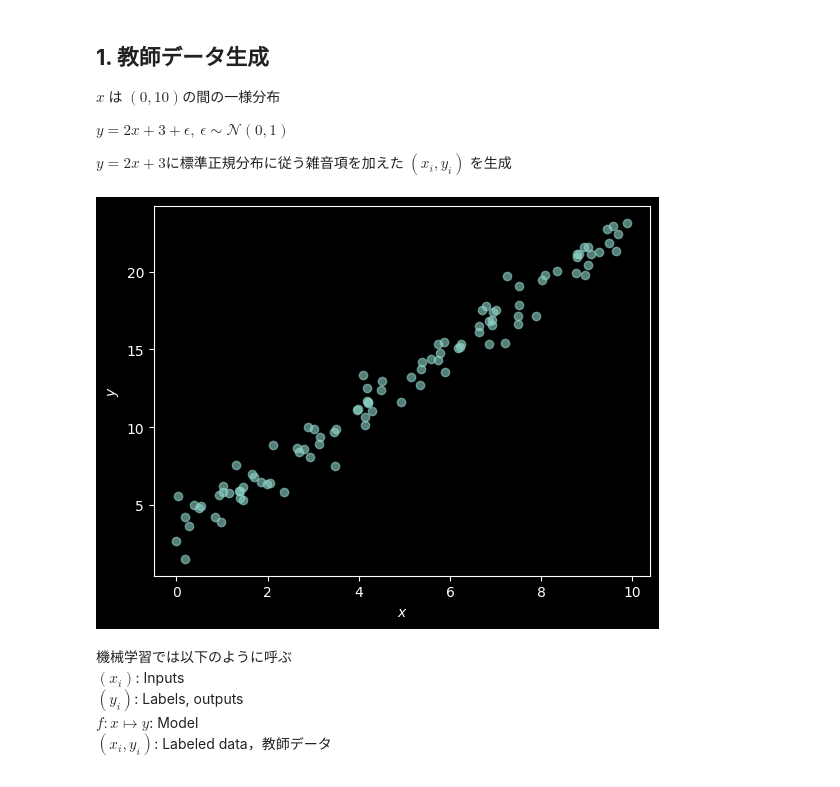
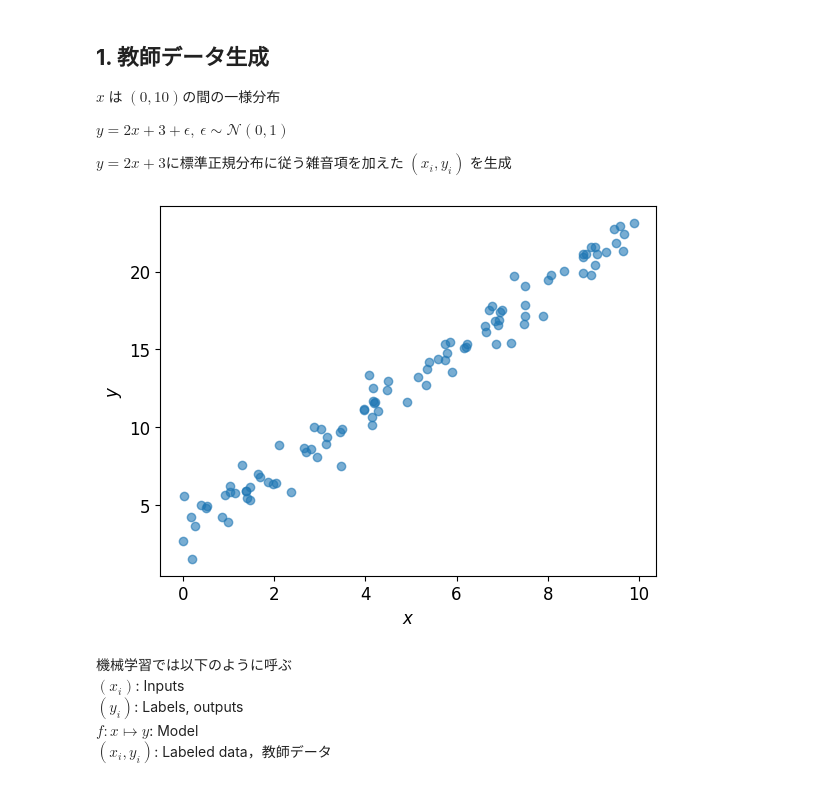
Before and after one commit to kojiyam/machine-learning, a Jupyter notebook: denso7_regression1.ipynb, the cells around one changed output. Saved outputs shown, nothing was run; the diff lists cells and outputs as text; code cells hidden in the pictures.

```diff
--- a/denso7_regression1.ipynb
+++ b/denso7_regression1.ipynb
@@ -13,7 +13,10 @@
 import numpy as np
 np.random.seed(1)
 import matplotlib.pyplot as plt
-plt.style.use('dark_background') # Dark-mode
+plt.rcParams["font.size"] = 12
+plt.rcParams["pdf.fonttype"] = 42
+plt.rcParams["ps.fonttype"] = 42
+#plt.style.use('dark_background') # Dark-mode
 from tqdm import tqdm # Progress bar
 # %%
 #@title 機械学習フレームワーク PiTorch
@@ -38,14 +41,13 @@ x = np.random.uniform(low=0, high=10, size=100)
 y = 2 * x + 3 + np.random.randn(100)
 # %%
 #@title 図描画
-fig = plt.figure()
-ax = fig.add_subplot()
-ax.set_xlabel('$x$')
-ax.set_ylabel('$y$')
-ax.scatter(x, y, alpha=0.6)
-fig.show()
+plt.xlabel('$x$')
+plt.ylabel('$y$')
+plt.scatter(x, y, alpha=0.6)
+plt.show()
+# plt.savefig("200720_denso7_regression1_1.pdf", transparent=True, bbox_inches='tight')
 # %% [output]
-[figure, old version]
+[figure, new version]
 # %% [markdown]
 機械学習では以下のように呼ぶ <br>
 $(x_i)$: Inputs <br>
```
Also changed, not shown: parts of 2 cells of this notebook.
